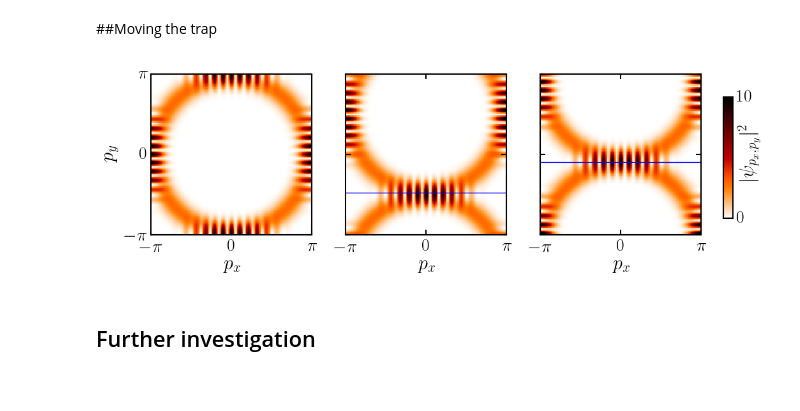
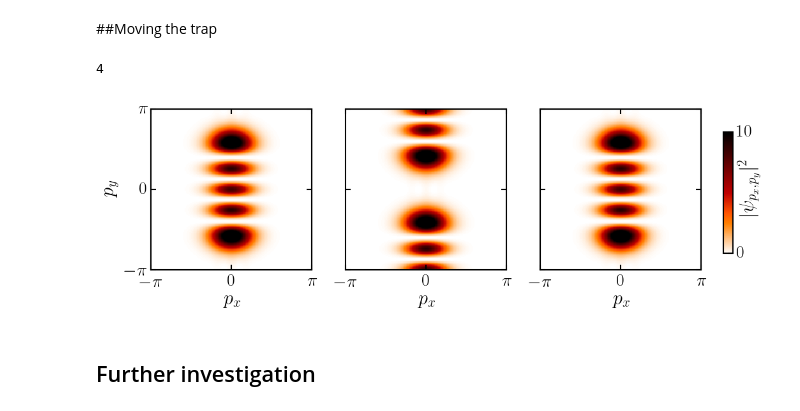
Before and after one commit to berceanu/topo-photon, a Jupyter notebook: anc/torus_edge.ipynb, the cells around one changed output. Saved outputs shown, nothing was run; the diff lists cells and outputs as text; code cells hidden in the pictures.

```diff
--- a/anc/torus_edge.ipynb
+++ b/anc/torus_edge.ipynb
@@ -226,7 +218,12 @@ plt.close(f)
+# %%
+#β = βs[1]
+β = 4
+# %% [output]
+4
 # %%
-statesm0 = BP.ExactStates(100, :symmetric, 45, 1/11, 0.02, 0., 0.);
-statesm1 = BP.ExactStates(100, :symmetric, 45, 1/11, 0.02, 5.5, 0.);
-statesm2 = BP.ExactStates(100, :symmetric, 45, 1/11, 0.02, 10., 0.);
+statesm0 = BP.ExactStates(100, :landau, 45, 1/11, 0.02, 0., 0.);
+statesm1 = BP.ExactStates(100, :landau, 45, 1/11, 0.02, 5.5, 0.);
+statesm2 = BP.ExactStates(100, :landau, 45, 1/11, 0.02, 11., 0.);
 # %%
 statem0 = BP.getstate(statesm0, β+1);
 statem1 = BP.getstate(statesm1, β+1);
@@ -245,38 +242,38 @@ img = axes[2][:imshow](s1, origin="upper", ColorMap("gist_heat_r"), interpolatio
 img = axes[3][:imshow](s2, origin="upper", ColorMap("gist_heat_r"), interpolation="none",
     extent=[-π, π, -π, π], vmin=0, vmax=10)
 
 for (i,ax) in enumerate(axes) #loop over columns
     ax[:set_xlabel](L"$p_x$")
     ax[:set_xticks]([-π,0,π])
     ax[:set_yticks]([-π,0,π])
 
     ax[:set_xticklabels]([L"$-\pi$",L"$0$",L"$\pi$"])
 
     if i == 1 #leftmost panel
         ax[:set_ylabel](L"$p_y$")
         ax[:set_yticklabels]([L"$-\pi$",L"$0$",L"$\pi$"])
     else
         ax[:set_yticklabels]([])
     end
 end
 
-axes[1][:plot](k, -π*ones(200))
-axes[2][:plot](k, -1.5*ones(200))
-axes[3][:plot](k, -0.3*ones(200))
+#axes[1][:plot](k, -π*ones(200))
+#axes[2][:plot](k, -1.5*ones(200))
+#axes[3][:plot](k, -0.3*ones(200))
 
 #rect [left, bottom, width, height]
 
 cbaxes = f[:add_axes]([1., 0.3, 0.015, 0.38])
 cbar = f[:colorbar](img, cax=cbaxes, orientation="vertical")
 cbar[:set_ticks]([0, 10])
 cbar[:set_label](L"$|\psi_{p_x,p_y}|^2$", labelpad=-15, y=0.55)
 cbar[:solids][:set_edgecolor]("face")
 
 
-f[:savefig]("../figures/fringe_trap.svg", transparent=true, pad_inches=0.0, bbox_inches="tight")
+f[:savefig]("../figures/fringe_trap.pdf", transparent=true, pad_inches=0.0, bbox_inches="tight")
 plt.close(f)
 # %% [output]
-[figure, old version]
+[figure, new version]
 # %% [markdown]
 ## Further investigation
 # %%
```
Also changed, not shown: parts of 7 cells of this notebook, 12 other files.
